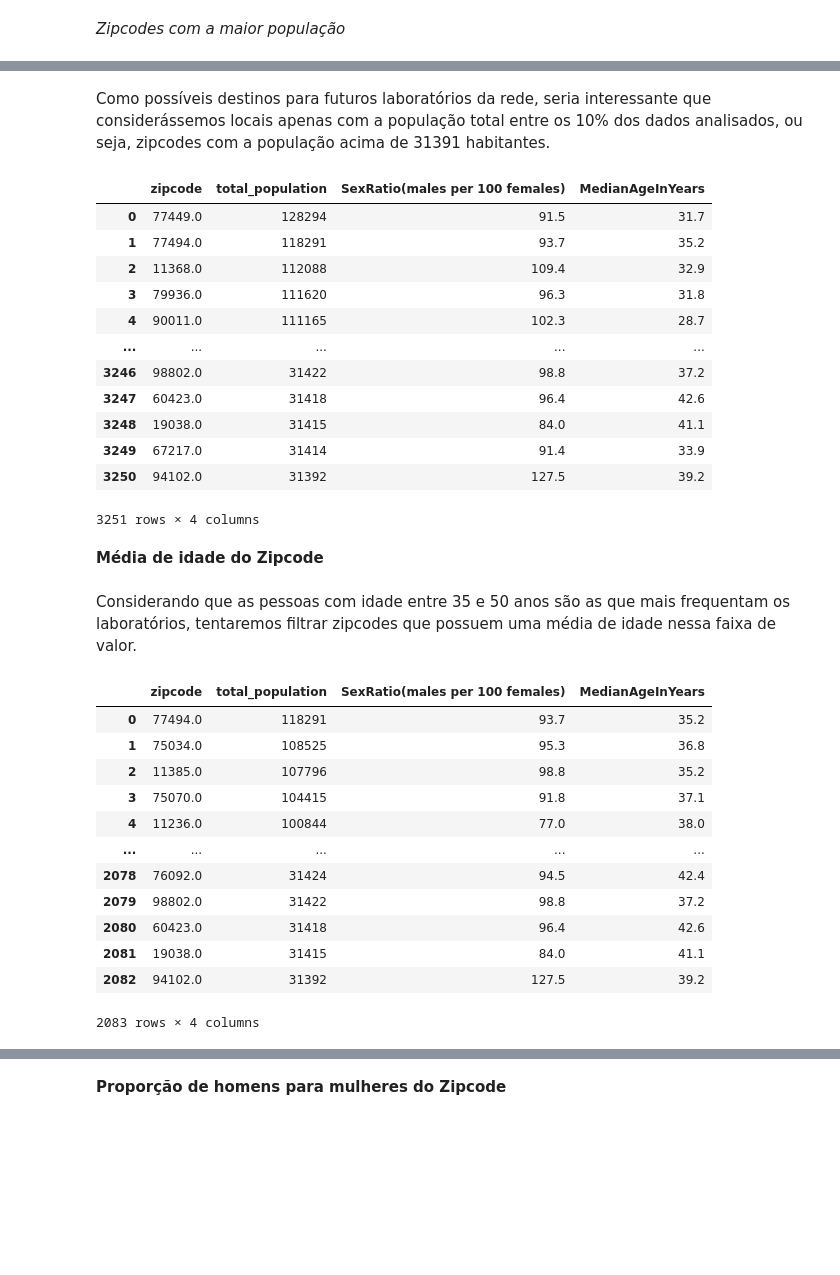
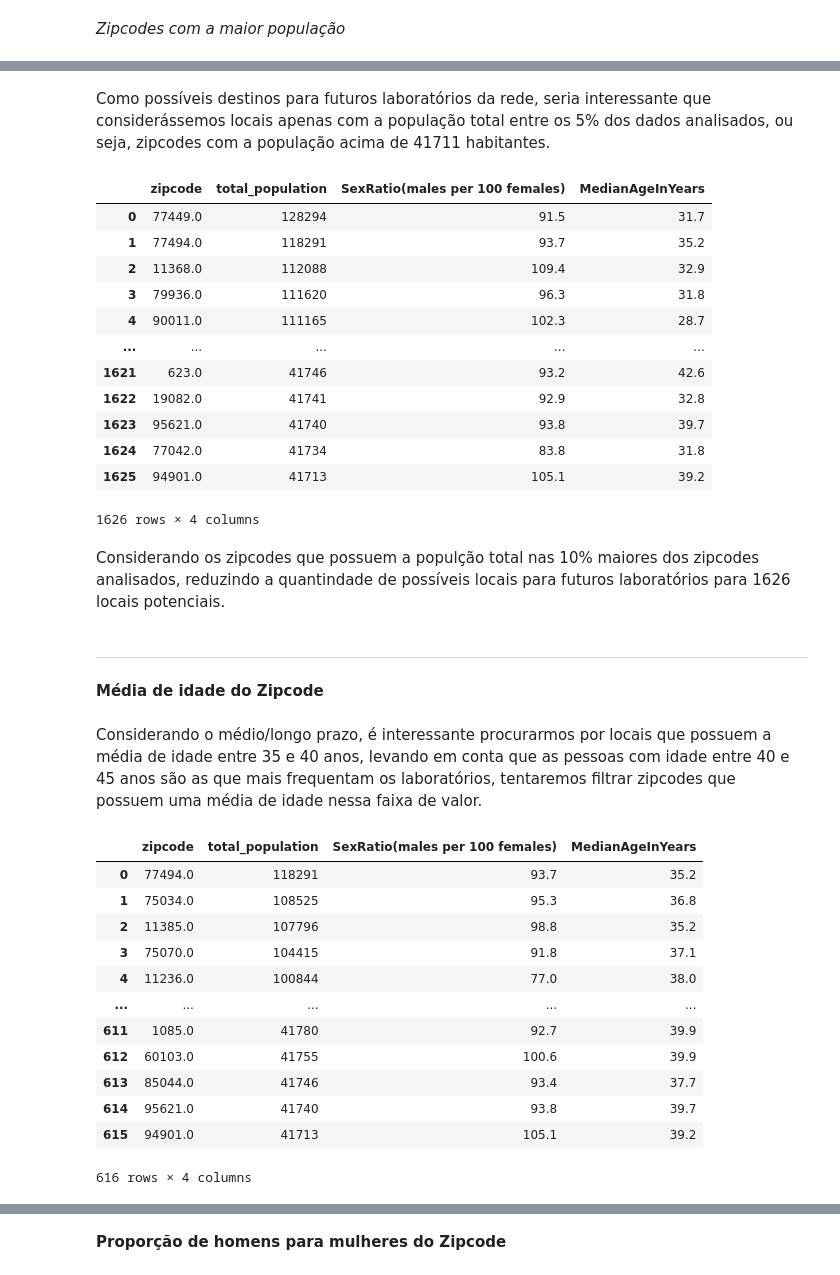
Before and after one commit to Davi-Tolen/ProjetoElo, a Jupyter notebook: Case Elo.ipynb, the cells around one changed output, grey strips where cells are left out. Cells and saved outputs as stored; diff of their text form; code cells hidden in the pictures; blank space fills up the shorter version.

```diff
--- a/Case Elo.ipynb
+++ b/Case Elo.ipynb
@@ -394,33 +424,37 @@ fig.show()
 # %% [output]
 [interactive output not drawn]
 # %% [markdown]
-Como possíveis destinos para futuros laboratórios da rede, seria interessante que considerássemos locais apenas com a população total entre os 10% dos dados analisados, ou seja, zipcodes com a população acima de 31391 habitantes.
+Como possíveis destinos para futuros laboratórios da rede, seria interessante que considerássemos locais apenas com a população total entre os 5% dos dados analisados, ou seja, zipcodes com a população acima de 41711 habitantes.
 # %%
-top_10_DemographicData_ZCTAs = max_population_DemographicData_ZCTAs[max_population_DemographicData_ZCTAs['total_population'] >= 31391]
+top_10_DemographicData_ZCTAs = max_population_DemographicData_ZCTAs[max_population_DemographicData_ZCTAs['total_population'] >= 41711]
 top_10_DemographicData_ZCTAs.reset_index(inplace=True, drop=True)
 top_10_DemographicData_ZCTAs = top_10_DemographicData_ZCTAs.drop(columns=['id', 'Population_Under5Years', 'Population_5to9Years', 'Population_10to14Years', 'Population_15to19Years','Population_20to24Years', 'Population_25to34Years', 'Population_35to44Years', 'Population_45to54Years','Population_55to59Years','Population_60to64Years','Population_65to74Years','Population_75to84Years','Population_85YearsAndOver'])
 top_10_DemographicData_ZCTAs
 # %% [output]
 |  | zipcode | total_population | SexRatio(males per 100 females) | MedianAgeInYears |
 | 0 | 77449.0 | 128294 | 91.5 | 31.7 |
 | 1 | 77494.0 | 118291 | 93.7 | 35.2 |
 | 2 | 11368.0 | 112088 | 109.4 | 32.9 |
 | 3 | 79936.0 | 111620 | 96.3 | 31.8 |
 | 4 | 90011.0 | 111165 | 102.3 | 28.7 |
 | ... | ... | ... | ... | ... |
-| 3246 | 98802.0 | 31422 | 98.8 | 37.2 |
-| 3247 | 60423.0 | 31418 | 96.4 | 42.6 |
-| 3248 | 19038.0 | 31415 | 84.0 | 41.1 |
-| 3249 | 67217.0 | 31414 | 91.4 | 33.9 |
-| 3250 | 94102.0 | 31392 | 127.5 | 39.2 |
+| 1621 | 623.0 | 41746 | 93.2 | 42.6 |
+| 1622 | 19082.0 | 41741 | 92.9 | 32.8 |
+| 1623 | 95621.0 | 41740 | 93.8 | 39.7 |
+| 1624 | 77042.0 | 41734 | 83.8 | 31.8 |
+| 1625 | 94901.0 | 41713 | 105.1 | 39.2 |
-3251 rows × 4 columns
+1626 rows × 4 columns
+# %% [markdown]
+Considerando os zipcodes que possuem a populção total nas 10% maiores dos zipcodes analisados, reduzindo a quantindade de possíveis locais para futuros laboratórios para 1626 locais potenciais.
+# %% [markdown]
+-------------------------------------------------------------------------------------------------------------------------------
 # %% [markdown]
 **Média de idade do Zipcode**
 # %% [markdown]
-Considerando que as pessoas com idade entre 35 e 50 anos são as que mais frequentam os laboratórios, tentaremos filtrar zipcodes que possuem uma média de idade nessa faixa de valor.
+Considerando o médio/longo prazo, é interessante procurarmos por locais que possuem a média de idade entre 35 e 40 anos, levando em conta que as pessoas com idade entre 40 e 45 anos são as que mais frequentam os laboratórios, tentaremos filtrar zipcodes que possuem uma média de idade nessa faixa de valor.
 # %%
 top_10_DemographicData_ZCTAs = top_10_DemographicData_ZCTAs[top_10_DemographicData_ZCTAs.MedianAgeInYears > 35]
-top_10_DemographicData_ZCTAs = top_10_DemographicData_ZCTAs[top_10_DemographicData_ZCTAs.MedianAgeInYears < 50]
+top_10_DemographicData_ZCTAs = top_10_DemographicData_ZCTAs[top_10_DemographicData_ZCTAs.MedianAgeInYears < 40]
 top_10_DemographicData_ZCTAs.reset_index(inplace=True, drop=True)
 top_10_DemographicData_ZCTAs
 # %% [output]
@@ -431,9 +465,9 @@ top_10_DemographicData_ZCTAs
 | 3 | 75070.0 | 104415 | 91.8 | 37.1 |
 | 4 | 11236.0 | 100844 | 77.0 | 38.0 |
 | ... | ... | ... | ... | ... |
-| 2078 | 76092.0 | 31424 | 94.5 | 42.4 |
-| 2079 | 98802.0 | 31422 | 98.8 | 37.2 |
-| 2080 | 60423.0 | 31418 | 96.4 | 42.6 |
-| 2081 | 19038.0 | 31415 | 84.0 | 41.1 |
-| 2082 | 94102.0 | 31392 | 127.5 | 39.2 |
+| 611 | 1085.0 | 41780 | 92.7 | 39.9 |
+| 612 | 60103.0 | 41755 | 100.6 | 39.9 |
+| 613 | 85044.0 | 41746 | 93.4 | 37.7 |
+| 614 | 95621.0 | 41740 | 93.8 | 39.7 |
+| 615 | 94901.0 | 41713 | 105.1 | 39.2 |
-2083 rows × 4 columns
+616 rows × 4 columns
```
Also changed, not shown: parts of 60 cells of this notebook.
